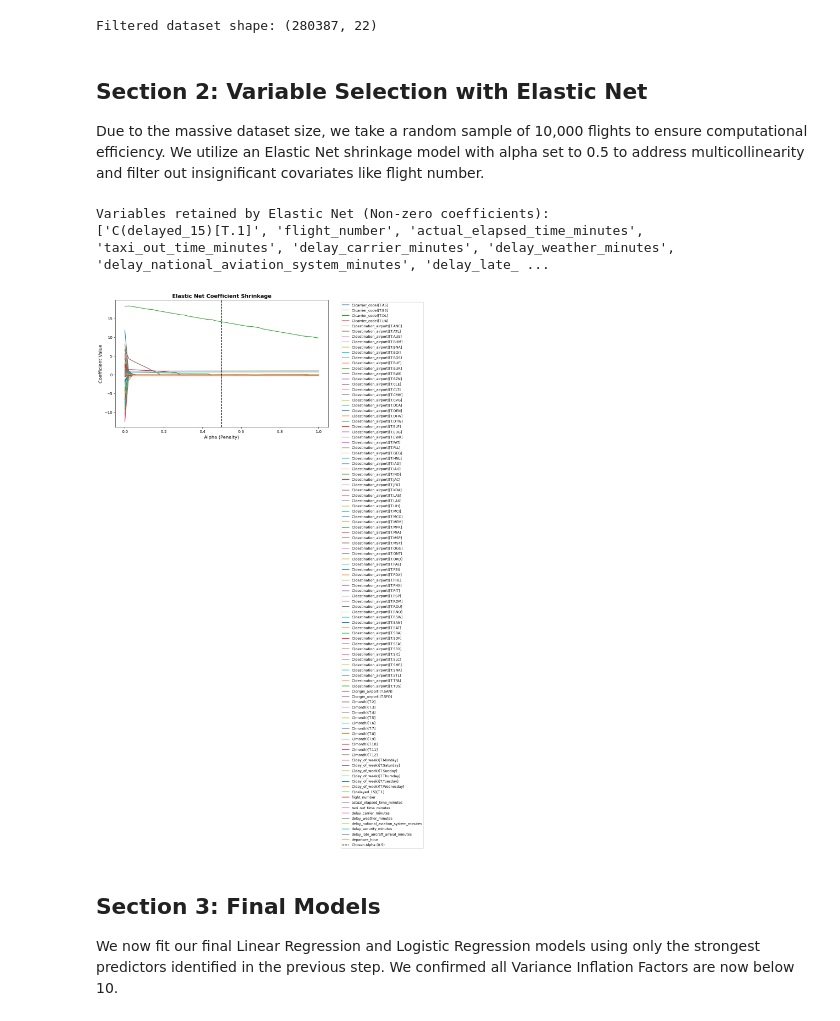
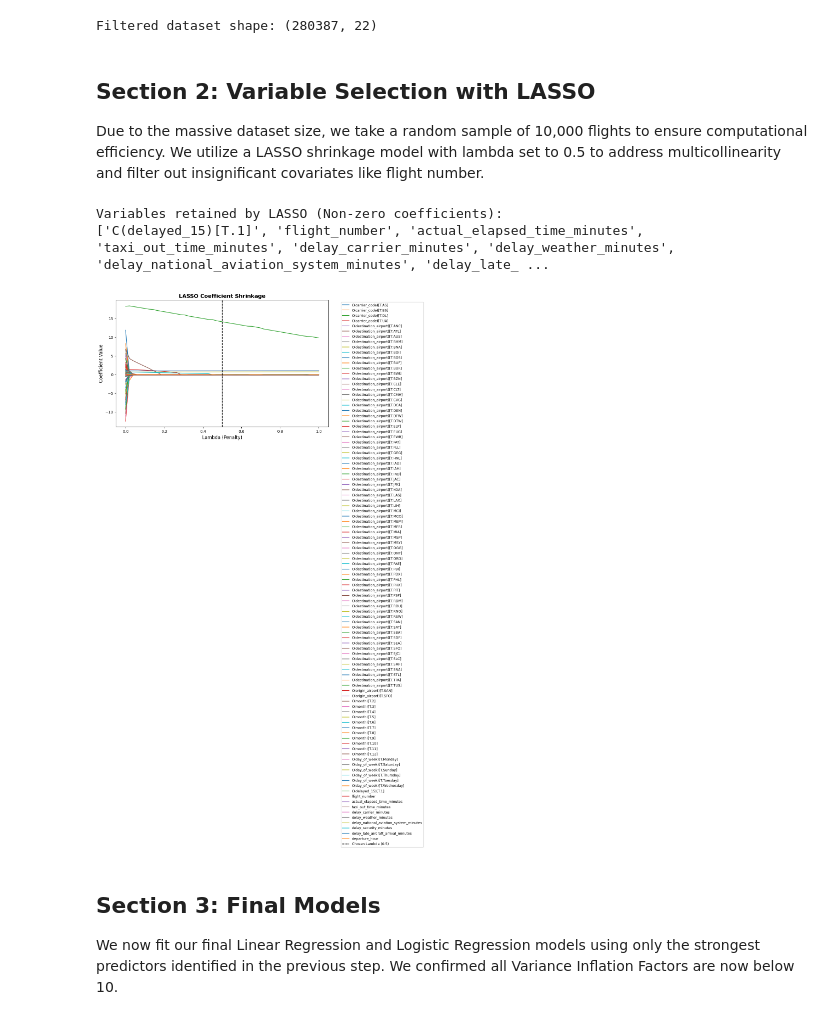
Before and after one commit to ageller02/Math-189-Group-34, a Jupyter notebook: notebooks/04_final_models_and_results.ipynb, the cells around one changed output. Cells and saved outputs as stored; diff of their text form; code cells hidden in the pictures.

Commit message:
changed elastic net => LASSO, alpha => lambda

```diff
--- a/notebooks/04_final_models_and_results.ipynb
+++ b/notebooks/04_final_models_and_results.ipynb
@@ -20,43 +20,43 @@ print("Filtered dataset shape:", df_clean.shape)
 # %% [output]
 Filtered dataset shape: (280387, 22)
 # %% [markdown]
-## Section 2: Variable Selection with Elastic Net
+## Section 2: Variable Selection with LASSO
 
-Due to the massive dataset size, we take a random sample of 10,000 flights to ensure computational efficiency. We utilize an Elastic Net shrinkage model with alpha set to 0.5 to address multicollinearity and filter out insignificant covariates like flight number.
+Due to the massive dataset size, we take a random sample of 10,000 flights to ensure computational efficiency. We utilize a LASSO shrinkage model with lambda set to 0.5 to address multicollinearity and filter out insignificant covariates like flight number.
 # %%
 df_sample = df_clean.sample(10000, random_state=69420).copy()
 
 formula = 'departure_delay_minutes ~ C(carrier_code) + flight_number + C(destination_airport) + actual_elapsed_time_minutes + taxi_out_time_minutes + delay_carrier_minutes + delay_weather_minutes + delay_national_aviation_system_minutes + delay_security_minutes + delay_late_aircraft_arrival_minutes + C(origin_airport) + C(month) + C(day_of_week) + departure_hour + C(delayed_15)'
 
 shrunk_model = smf.ols(formula, data=df_sample).fit_regularized(method='elastic_net', alpha=0.5, L1_wt=1.0)
-print("Variables retained by Elastic Net (Non-zero coefficients):")
+print("Variables retained by LASSO (Non-zero coefficients):")
 print(shrunk_model.params[shrunk_model.params != 0].index.tolist())
 # %% [output]
-Variables retained by Elastic Net (Non-zero coefficients):
+Variables retained by LASSO (Non-zero coefficients):
 ['C(delayed_15)[T.1]', 'flight_number', 'actual_elapsed_time_minutes', 'taxi_out_time_minutes', 'delay_carrier_minutes', 'delay_weather_minutes', 'delay_national_aviation_system_minutes', 'delay_late_ ...
 # %%
 lambdas = np.linspace(0, 1, 50)
 elastic_coefs = []
 
 for alpha in lambdas:
     elastic_fit = smf.ols(formula, data=df_sample).fit_regularized(method='elastic_net', alpha=alpha, L1_wt=1.0)
     elastic_coefs.append(elastic_fit.params[1:]) # Exclude intercept
 
 coef_df = pd.DataFrame(elastic_coefs, index=lambdas)
 
 plt.figure(figsize=(10, 6))
 for column in coef_df.columns:
     plt.plot(lambdas, coef_df[column], label=column)
 
-plt.axvline(x=0.5, color='black', linestyle='--', label='Chosen Alpha (0.5)')
-plt.title("Elastic Net Coefficient Shrinkage", fontsize=14, fontweight="bold")
-plt.xlabel("Alpha (Penalty)", fontsize=12)
+plt.axvline(x=0.5, color='black', linestyle='--', label='Chosen Lambda (0.5)')
+plt.title("LASSO Coefficient Shrinkage", fontsize=14, fontweight="bold")
+plt.xlabel("Lambda (Penalty)", fontsize=12)
 plt.ylabel("Coefficient Value", fontsize=12)
 plt.legend(bbox_to_anchor=(1.05, 1), loc='upper left', fontsize=9)
 plt.tight_layout()
 plt.show()
 # %% [output]
-[figure, old version]
+[figure, new version]
 # %% [markdown]
 ## Section 3: Final Models
 
```
Also changed, not shown: parts of 2 cells of this notebook.
